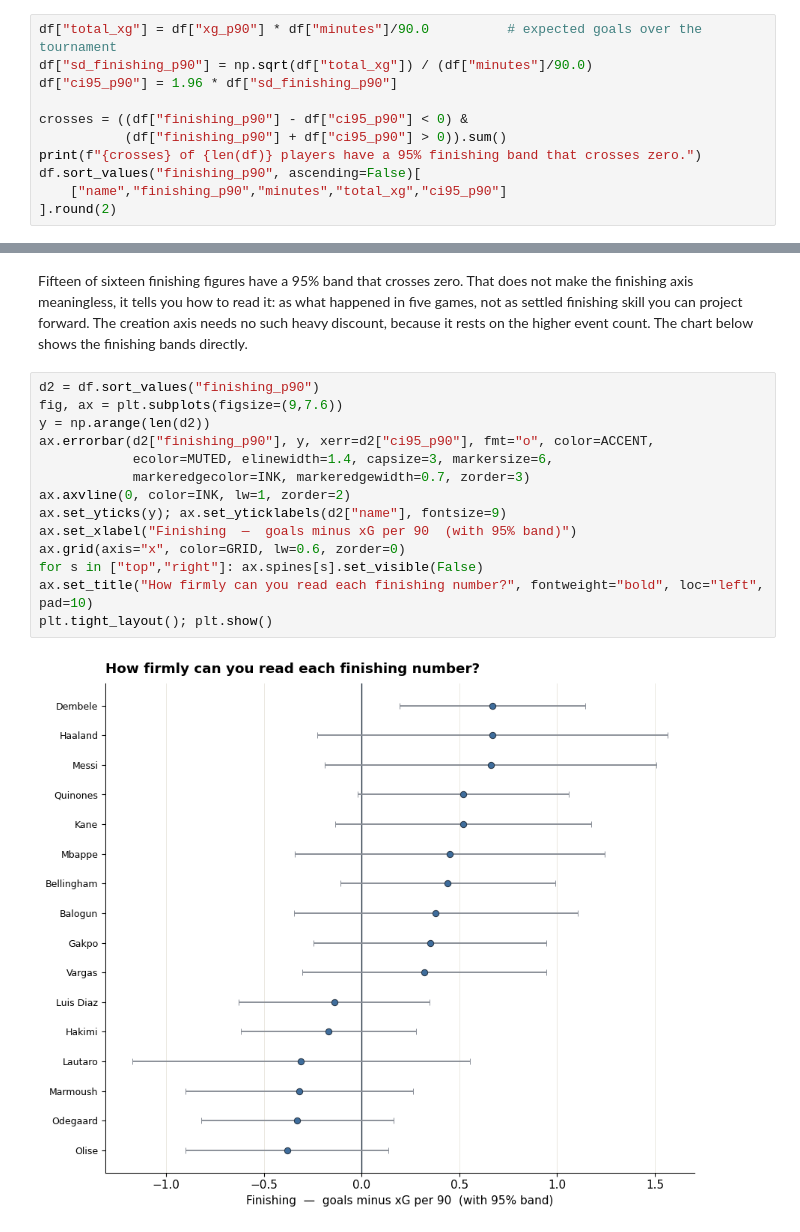
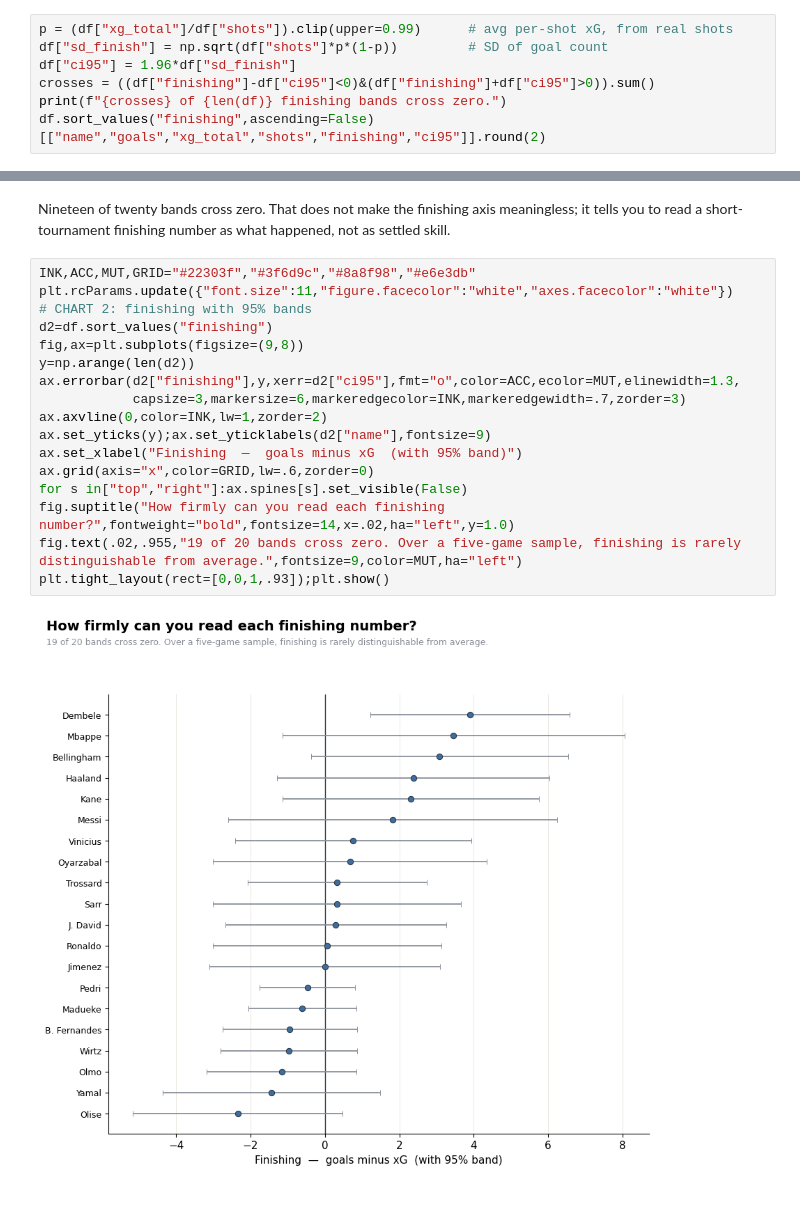
Before and after one commit to wingedhusssar-pixel/wc2026-top-attacking-threat-analysis, a Jupyter notebook: wc2026_xg_analysis.ipynb, the cells around one changed output, grey strips where cells are left out. Saved outputs shown, nothing was run; the diff lists cells and outputs as text; blank space fills up the shorter version.

```diff
--- a/wc2026_xg_analysis.ipynb
+++ b/wc2026_xg_analysis.ipynb
@@ -79,12 +71,8 @@ I can put a number on the finishing uncertainty. Goals is a sum of Bernoulli tri
 # %%
-df["total_xg"] = df["xg_p90"] * df["minutes"]/90.0          # expected goals over the tournament
-df["sd_finishing_p90"] = np.sqrt(df["total_xg"]) / (df["minutes"]/90.0)
-df["ci95_p90"] = 1.96 * df["sd_finishing_p90"]
-
-crosses = ((df["finishing_p90"] - df["ci95_p90"] < 0) &
-           (df["finishing_p90"] + df["ci95_p90"] > 0)).sum()
-print(f"{crosses} of {len(df)} players have a 95% finishing band that crosses zero.")
-df.sort_values("finishing_p90", ascending=False)[
-    ["name","finishing_p90","minutes","total_xg","ci95_p90"]
-].round(2)
+p = (df["xg_total"]/df["shots"]).clip(upper=0.99)      # avg per-shot xG, from real shots
+df["sd_finish"] = np.sqrt(df["shots"]*p*(1-p))         # SD of goal count
+df["ci95"] = 1.96*df["sd_finish"]
+crosses = ((df["finishing"]-df["ci95"]<0)&(df["finishing"]+df["ci95"]>0)).sum()
+print(f"{crosses} of {len(df)} finishing bands cross zero.")
+df.sort_values("finishing",ascending=False)[["name","goals","xg_total","shots","finishing","ci95"]].round(2)
 # %% [output]
@@ -109,18 +97,21 @@ df.sort_values("finishing_p90", ascending=False)[
 # %% [markdown]
-Fifteen of sixteen finishing figures have a 95% band that crosses zero. That does not make the finishing axis meaningless, it tells you how to read it: as what happened in five games, not as settled finishing skill you can project forward. The creation axis needs no such heavy discount, because it rests on the higher event count. The chart below shows the finishing bands directly.
+Nineteen of twenty bands cross zero. That does not make the finishing axis meaningless; it tells you to read a short-tournament finishing number as what happened, not as settled skill.
 # %%
-d2 = df.sort_values("finishing_p90")
-fig, ax = plt.subplots(figsize=(9,7.6))
-y = np.arange(len(d2))
-ax.errorbar(d2["finishing_p90"], y, xerr=d2["ci95_p90"], fmt="o", color=ACCENT,
-            ecolor=MUTED, elinewidth=1.4, capsize=3, markersize=6,
-            markeredgecolor=INK, markeredgewidth=0.7, zorder=3)
-ax.axvline(0, color=INK, lw=1, zorder=2)
-ax.set_yticks(y); ax.set_yticklabels(d2["name"], fontsize=9)
-ax.set_xlabel("Finishing  —  goals minus xG per 90  (with 95% band)")
-ax.grid(axis="x", color=GRID, lw=0.6, zorder=0)
-for s in ["top","right"]: ax.spines[s].set_visible(False)
-ax.set_title("How firmly can you read each finishing number?", fontweight="bold", loc="left", pad=10)
-plt.tight_layout(); plt.show()
+INK,ACC,MUT,GRID="#22303f","#3f6d9c","#8a8f98","#e6e3db"
+plt.rcParams.update({"font.size":11,"figure.facecolor":"white","axes.facecolor":"white"})
+# CHART 2: finishing with 95% bands
+d2=df.sort_values("finishing")
+fig,ax=plt.subplots(figsize=(9,8))
+y=np.arange(len(d2))
+ax.errorbar(d2["finishing"],y,xerr=d2["ci95"],fmt="o",color=ACC,ecolor=MUT,elinewidth=1.3,
+            capsize=3,markersize=6,markeredgecolor=INK,markeredgewidth=.7,zorder=3)
+ax.axvline(0,color=INK,lw=1,zorder=2)
+ax.set_yticks(y);ax.set_yticklabels(d2["name"],fontsize=9)
+ax.set_xlabel("Finishing  —  goals minus xG  (with 95% band)")
+ax.grid(axis="x",color=GRID,lw=.6,zorder=0)
+for s in["top","right"]:ax.spines[s].set_visible(False)
+fig.suptitle("How firmly can you read each finishing number?",fontweight="bold",fontsize=14,x=.02,ha="left",y=1.0)
+fig.text(.02,.955,"19 of 20 bands cross zero. Over a five-game sample, finishing is rarely distinguishable from average.",fontsize=9,color=MUT,ha="left")
+plt.tight_layout(rect=[0,0,1,.93]);plt.show()
 # %% [output]
-[figure, old version]
+[figure, new version]
```
Also changed, not shown: parts of 15 cells of this notebook, 2 other files.
